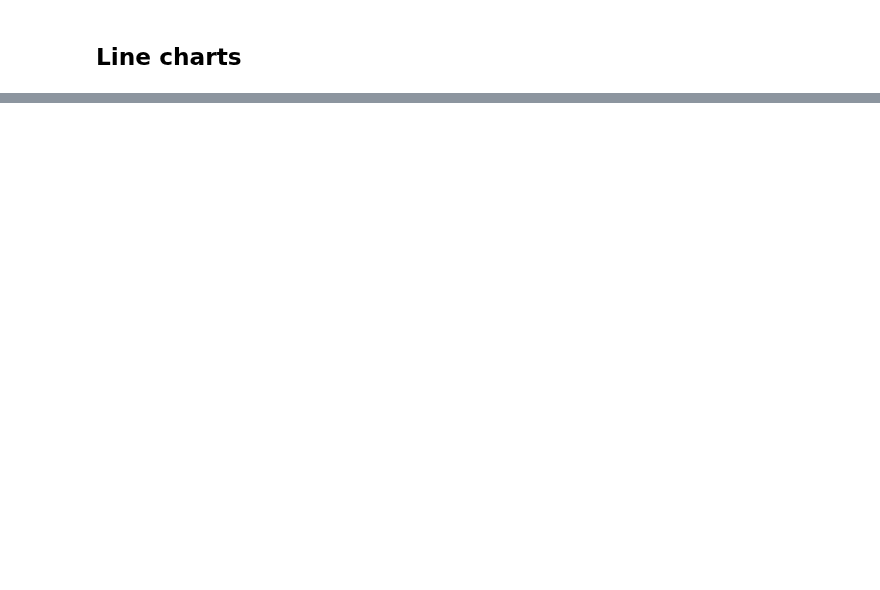
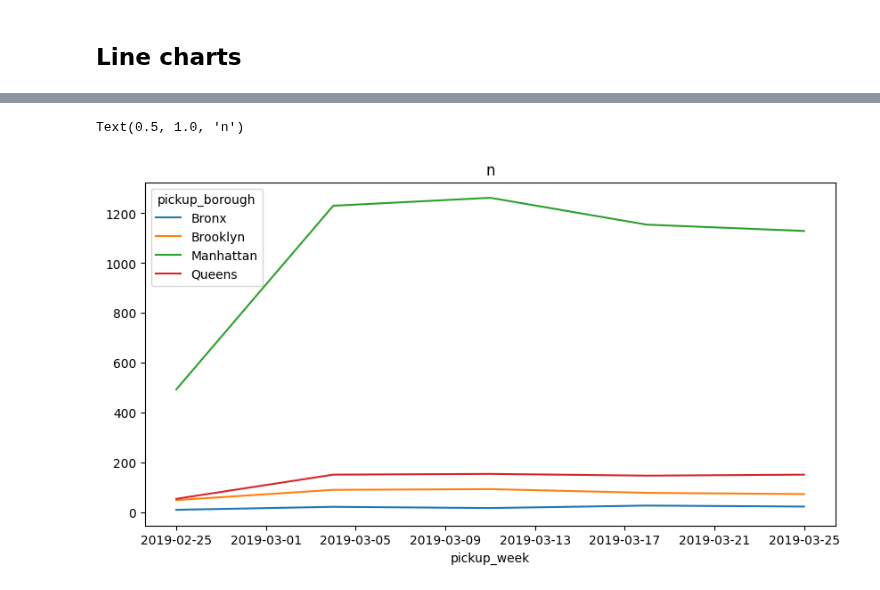
Before and after one commit to 0xdomyz/python_collection, a Jupyter notebook: plot/matplotlib_tute/line.ipynb, the cells around one changed output, grey strips where cells are left out. Saved outputs shown, nothing was run; the diff lists cells and outputs as text; code cells hidden in the pictures; blank space fills up the shorter version.

```diff
--- a/plot/matplotlib_tute/line.ipynb
+++ b/plot/matplotlib_tute/line.ipynb
@@ -182,0 +66,8 @@ ax.legend(['sin(x)', 'cos(x)'])
+# %%
+# volume by borough
+fig, ax = plt.subplots(figsize=(10, 5))
+pdf["n"].unstack().plot(ax=ax)
+ax.set_title("n")
+# %% [output]
+Text(0.5, 1.0, 'n')
+[figure, added]
```
Also changed, not shown: parts of 37 cells of this notebook.
